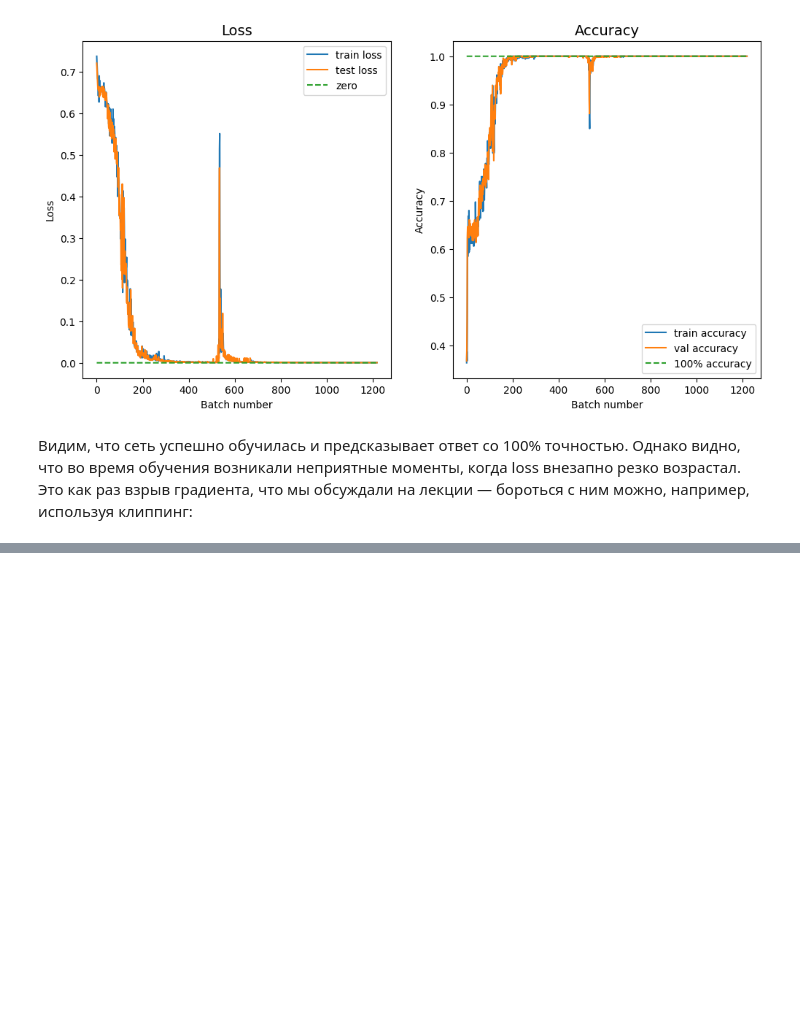
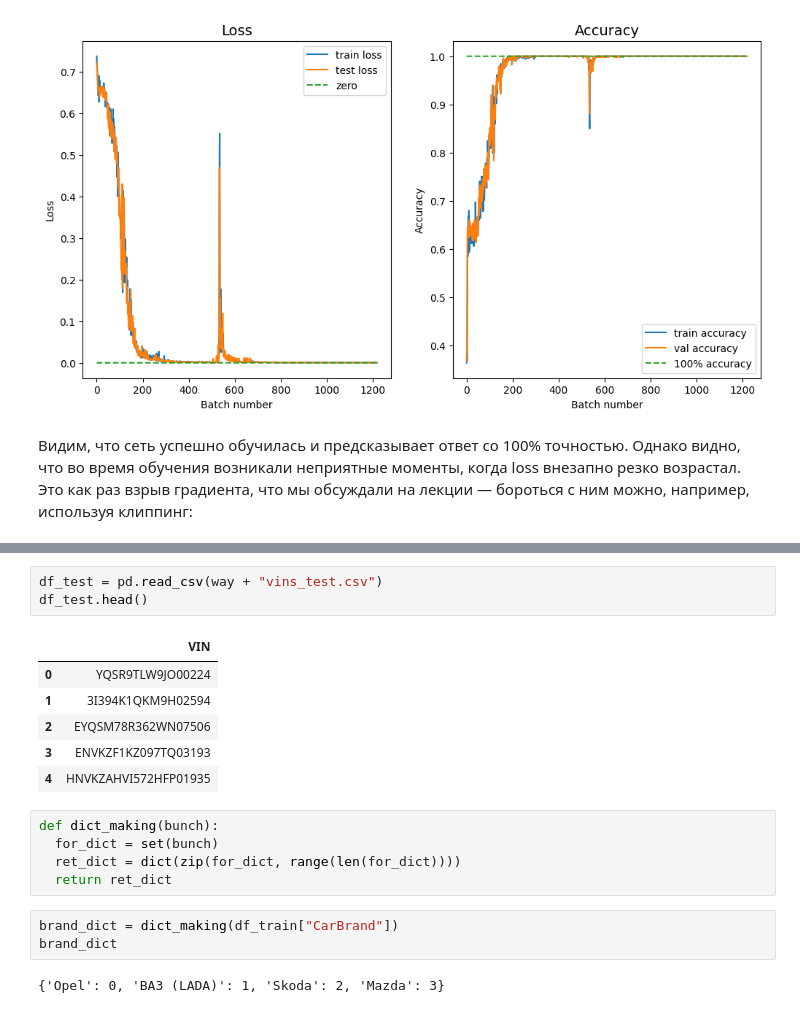
Before and after one commit to Alizarin-Stell/aaa_ml, a Jupyter notebook: sequence_cnn_lstm_with_gaps.ipynb, the cells around one changed output, grey strips where cells are left out. Saved outputs shown, nothing was run; the diff lists cells and outputs as text; blank space fills up the shorter version.

```diff
--- a/sequence_cnn_lstm_with_gaps.ipynb
+++ b/sequence_cnn_lstm_with_gaps.ipynb
@@ -557,0 +583,20 @@ for i in range(n_epochs):
+# %%
+df_test = pd.read_csv(way + "vins_test.csv")
+df_test.head()
+# %% [output]
+|  | VIN |
+| 0 | YQSR9TLW9JO00224 |
+| 1 | 3I394K1QKM9H02594 |
+| 2 | EYQSM78R362WN07506 |
+| 3 | ENVKZF1KZ097TQ03193 |
+| 4 | HNVKZAHVI572HFP01935 |
+# %%
+def dict_making(bunch):
+  for_dict = set(bunch)
+  ret_dict = dict(zip(for_dict, range(len(for_dict))))
+  return ret_dict
+# %%
+brand_dict = dict_making(df_train["CarBrand"])
+brand_dict
+# %% [output]
+{'Opel': 0, 'ВАЗ (LADA)': 1, 'Skoda': 2, 'Mazda': 3}
```
Also changed, not shown: parts of 23 cells of this notebook, 2 other files.
